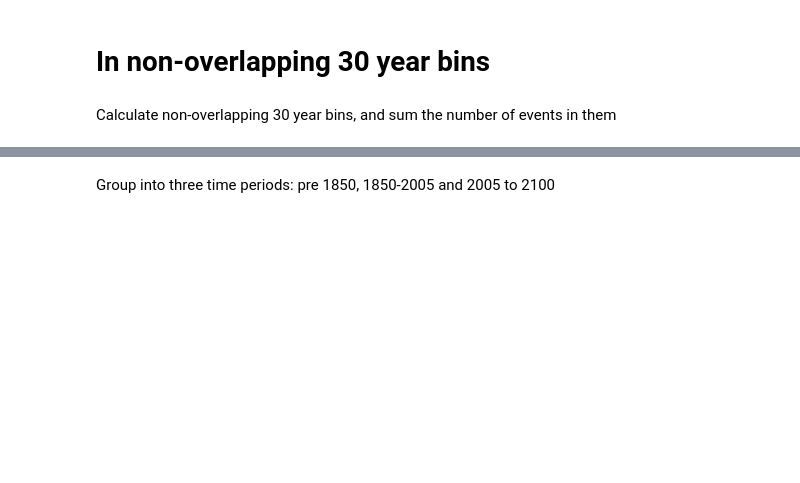
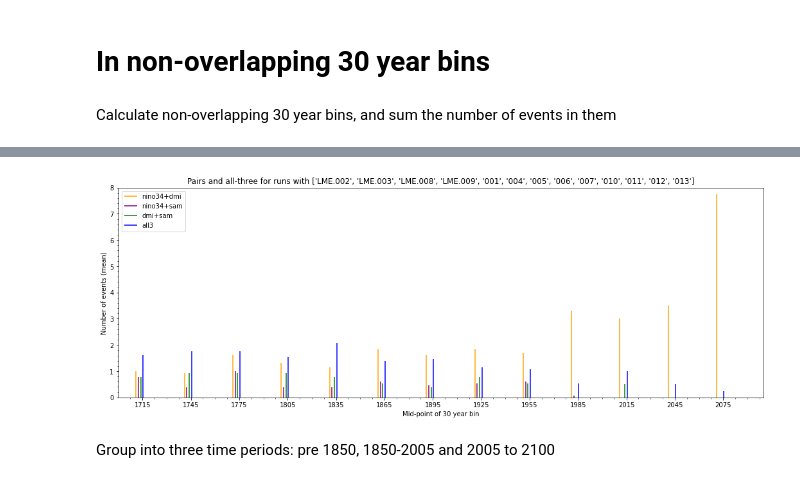
Before and after one commit to anton-seaice/compound, a Jupyter notebook: cesmCompoundsType.ipynb, the cells around one changed output, grey strips where cells are left out. Cells and saved outputs as stored; diff of their text form; code cells hidden in the pictures; blank space fills up the shorter version.

```diff
--- a/cesmCompoundsType.ipynb
+++ b/cesmCompoundsType.ipynb
@@ -103,3 +91,7 @@ binPlot(binnedFirePos, _model.cesmRcp85)
+# %%
+binPlot(binnedFirePos, _model.cesmNoRepeats)
+# %% [output]
+[figure, added]
 # %% [markdown]
 Group into three time periods: pre 1850, 1850-2005 and 2005 to 2100
 # %%
```
Also changed, not shown: parts of 28 cells of this notebook, 11 other files.
